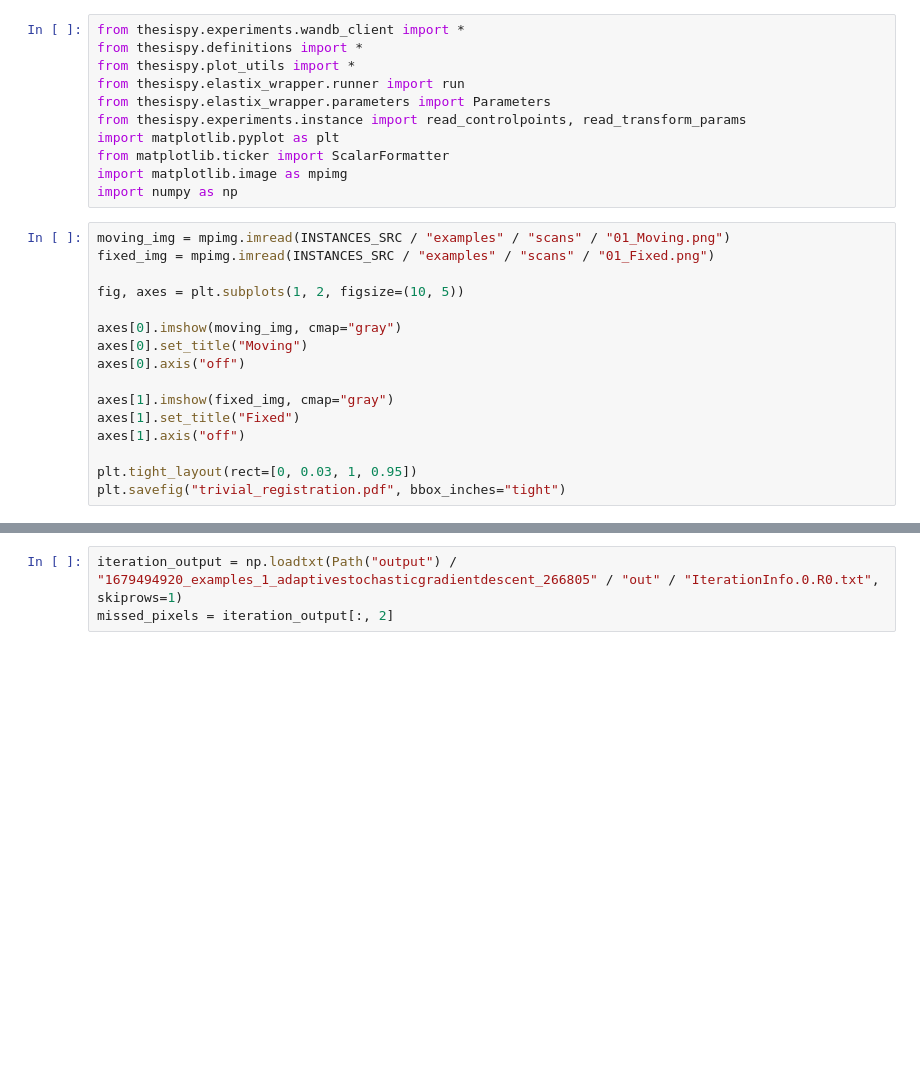
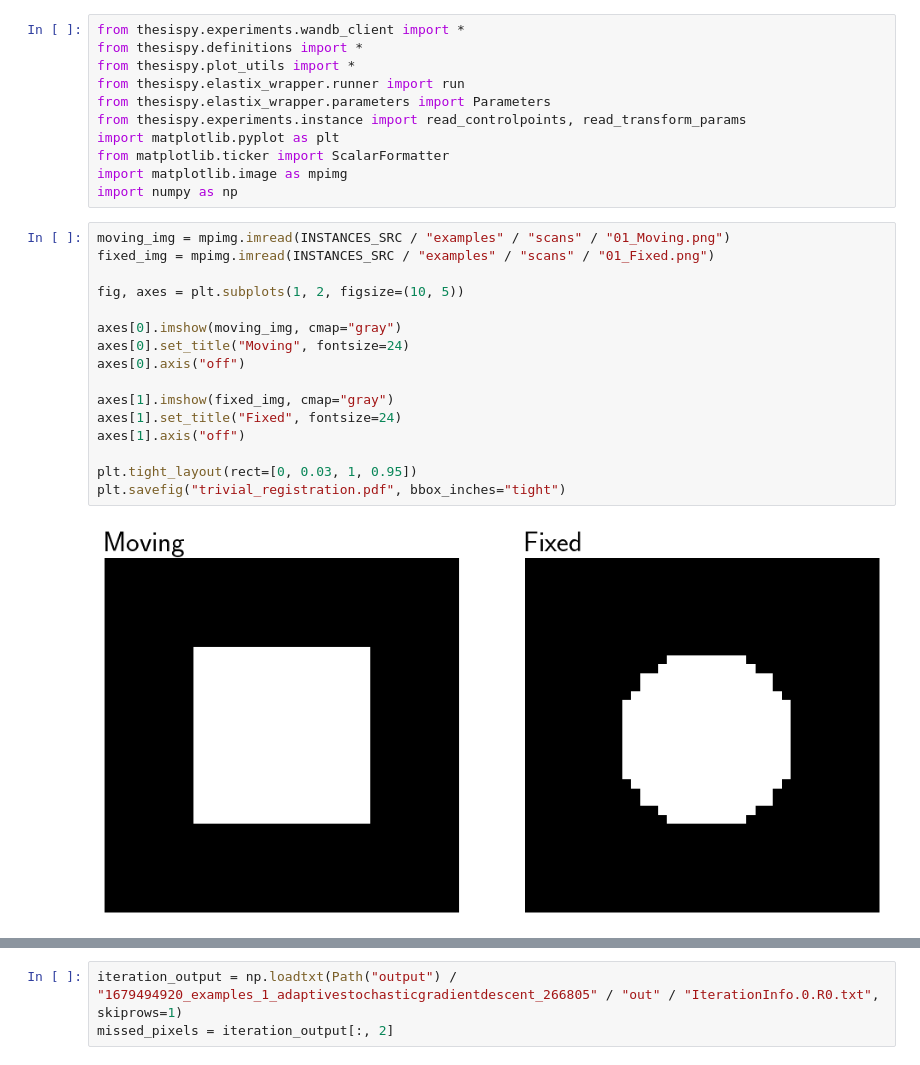
Before and after one commit to joasiee/elastix, a Jupyter notebook: experiments/notebooks/experiments/missed_pixels.ipynb, the cells around one changed output, grey strips where cells are left out. Cells and saved outputs as stored; diff of their text form; blank space fills up the shorter version.

```diff
--- a/experiments/notebooks/experiments/missed_pixels.ipynb
+++ b/experiments/notebooks/experiments/missed_pixels.ipynb
@@ -12,19 +12,21 @@ import numpy as np
 # %%
 moving_img = mpimg.imread(INSTANCES_SRC / "examples" / "scans" / "01_Moving.png")
 fixed_img = mpimg.imread(INSTANCES_SRC / "examples" / "scans" / "01_Fixed.png")
 
 fig, axes = plt.subplots(1, 2, figsize=(10, 5))
 
 axes[0].imshow(moving_img, cmap="gray")
-axes[0].set_title("Moving")
+axes[0].set_title("Moving", fontsize=24)
 axes[0].axis("off")
 
 axes[1].imshow(fixed_img, cmap="gray")
-axes[1].set_title("Fixed")
+axes[1].set_title("Fixed", fontsize=24)
 axes[1].axis("off")
 
 plt.tight_layout(rect=[0, 0.03, 1, 0.95])
 plt.savefig("trivial_registration.pdf", bbox_inches="tight")
+# %% [output]
+[figure, added]
 # %%
 params = Parameters.from_base(mesh_size=5).asgd().stopping_criteria(iterations=10000).instance(Collection.EXAMPLES, 1)
 run_result = run(params, Path("output/" + str(params)), suppress_stdout=False, visualize=False, validate=False)
```
Also changed, not shown: parts of 4 cells of this notebook, 3 other files.
